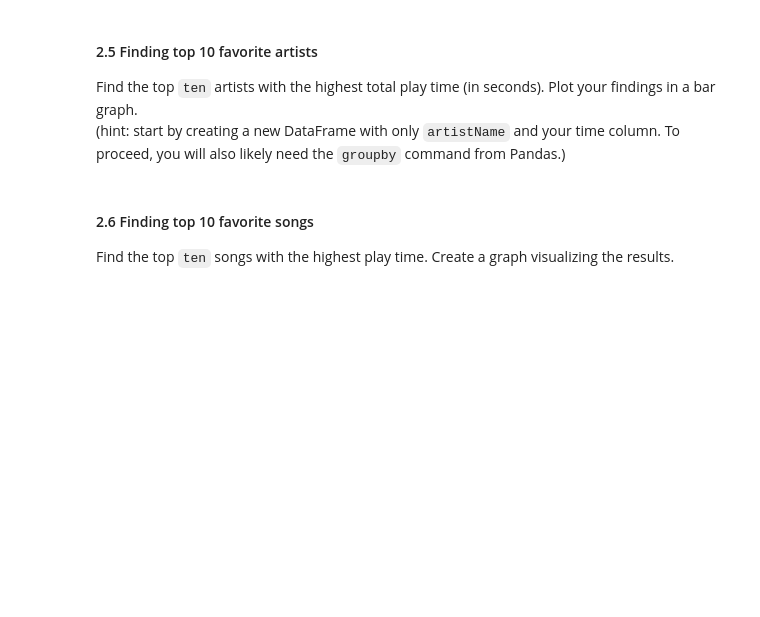
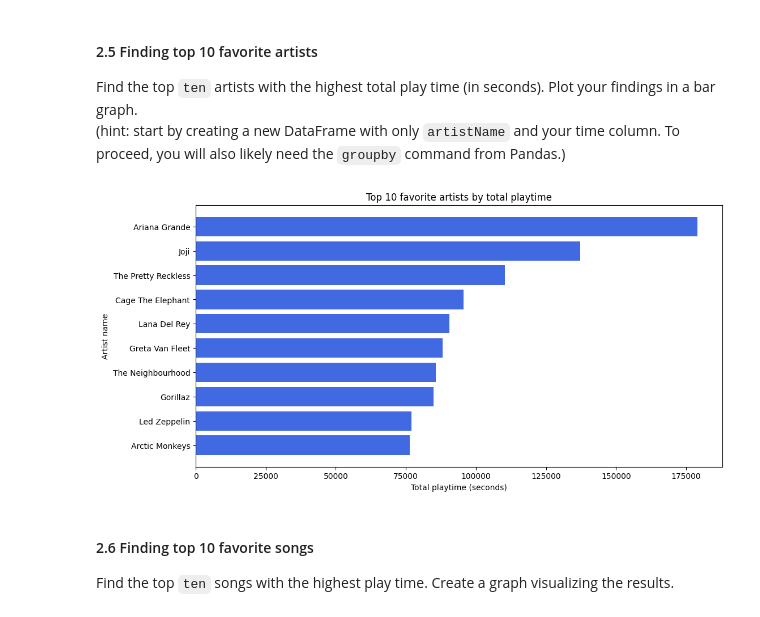
Before and after one commit to jwestpla/DAT200_compulsaries, a Jupyter notebook: CA1/CA1_spotify.ipynb, the cells around one changed output. Drawn from its saved outputs; the diff is of its cells as text; code cells hidden in the pictures; blank space fills up the shorter version.

```diff
--- a/CA1/CA1_spotify.ipynb
+++ b/CA1/CA1_spotify.ipynb
@@ -183,3 +190,6 @@ df.head()
 #### 2.3 Deleting rows
 Often in Data Science, you will encounter when a row entry has the value *NaN*, indicating missing data. These entries can skew your analysis, leading to inaccurate conclusions. For this task, identify and remove any rows in your DataFrame that contain NaN values. \
 Later in the course, you might encounter other techniques of dealing with missing data, typically reffered to as *data imputation*. Here, though, you are just supposed to delete the entire rows with missing data.
+# %%
+clean_df = df.dropna()
+clean_df
@@ -186,3 +210,7 @@ Later in the course, you might encounter other techniques of dealing with missin
 # %% [markdown]
 #### 2.4 Convert from milliseconds to seconds
 From `msPlayed`, create a new column `secPlayed` with the data converted from milliseconds to seconds. Then delete the column `msPlayed`.
+# %%
+clean_df.loc[:, "secPlayed"] = clean_df["msPlayed"] / 1000
+clean_df = clean_df.drop(columns="msPlayed")
+clean_df
@@ -190,6 +232,22 @@ From `msPlayed`, create a new column `secPlayed` with the data converted from mi
 #### 2.5 Finding top 10 favorite artists
 Find the top `ten` artists with the highest total play time (in seconds). Plot your findings in a bar graph. \
 (hint: start by creating a new DataFrame with only `artistName` and your time column. To proceed, you will also likely need the `groupby` command from Pandas.)
+# %%
+artists_df = clean_df[["artistName", "secPlayed"]].copy()
+artists_df = artists_df.groupby(["artistName"]).sum()
+artists_df = artists_df.sort_values("secPlayed", ascending=False)
+artists_df.head(10)
+top_10_artists = artists_df.head(10).reset_index()
+
+plt.figure(figsize=(12, 6))
+plt.barh(top_10_artists["artistName"], top_10_artists["secPlayed"], color="royalblue")
+plt.xlabel("Total playtime (seconds)")
+plt.ylabel("Artist name")
+plt.title("Top 10 favorite artists by total playtime")
+plt.gca().invert_yaxis()
+plt.show()
+# %% [output]
+[figure, added]
 # %% [markdown]
 #### 2.6 Finding top 10 favorite songs
 Find the top `ten` songs with the highest play time. Create a graph visualizing the results.
```
Also changed, not shown: parts of 4 cells of this notebook.
